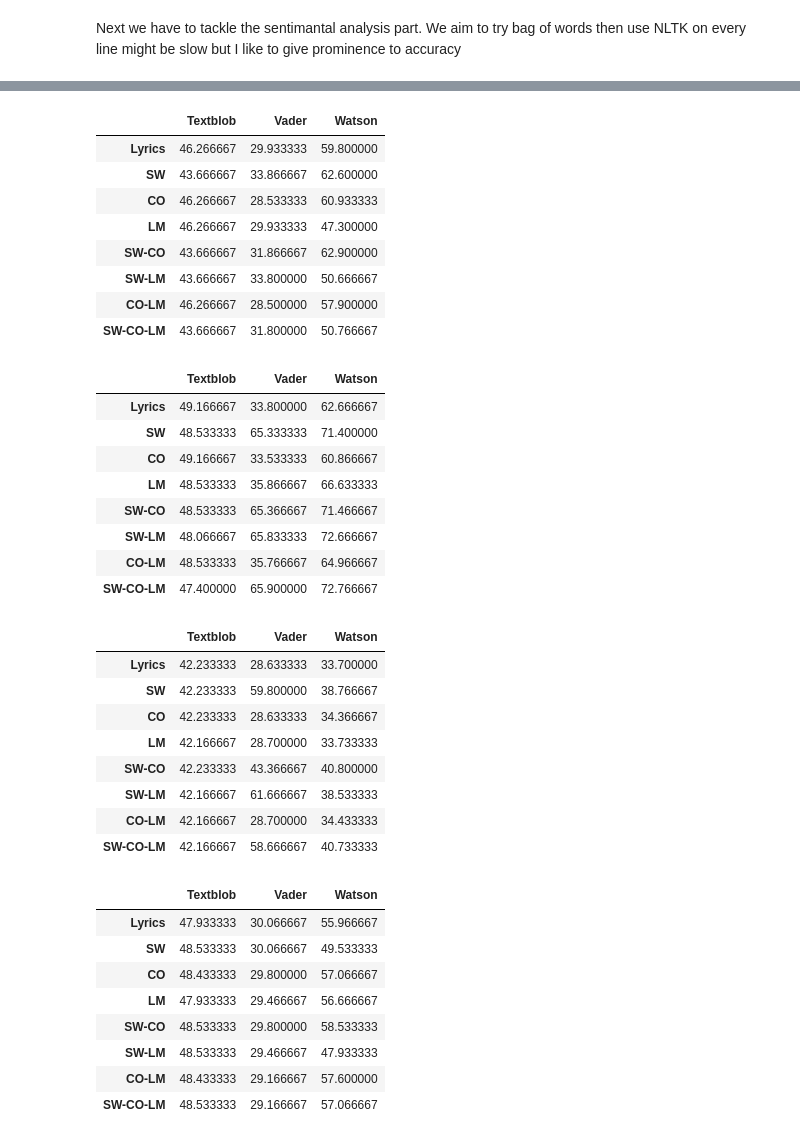
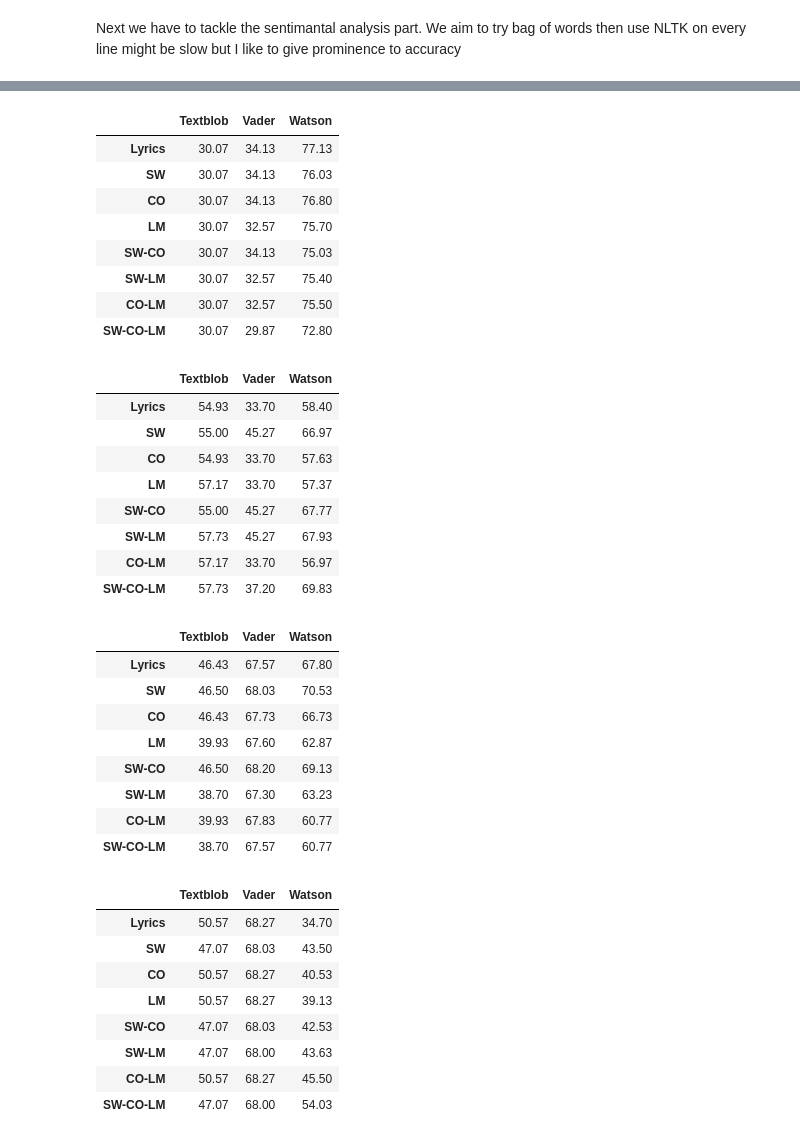
Before and after one commit to Thayyebsalim/music_analyisis, a Jupyter notebook: Music_Sentimental_analysis_NLP_by_Tone_and_Lyrics.ipynb, the cells around one changed output, grey strips where cells are left out. Saved outputs shown, nothing was run; the diff lists cells and outputs as text; code cells hidden in the pictures.

```diff
--- a/Music_Sentimental_analysis_NLP_by_Tone_and_Lyrics.ipynb
+++ b/Music_Sentimental_analysis_NLP_by_Tone_and_Lyrics.ipynb
@@ -495,0 +461,4 @@ song_arr
+# %%
+songs=["6 feet apart","allie x devil i know","khalid lovely","finneas break my heart again","sam smith to die for"]
+song_arr=list(map(get_track_link,songs))
+song_arr
@@ -496,3 +471,5 @@ song_arr
+# %%
+song_sentiment=[1,1,1,-1,1]
 # %%
 elt_arr=[]
 for i in song_arr:
@@ -732,42 +727,42 @@ def get_mean(df):
   return mean_df
 # %%
 lib_mean=list(map(get_mean,newset))
-for df in lib_mean: display(df)
+for df in lib_mean: display(round(df,2))
 # %% [output]
 |  | Textblob | Vader | Watson |
-| Lyrics | 46.266667 | 29.933333 | 59.800000 |
-| SW | 43.666667 | 33.866667 | 62.600000 |
-| CO | 46.266667 | 28.533333 | 60.933333 |
-| LM | 46.266667 | 29.933333 | 47.300000 |
-| SW-CO | 43.666667 | 31.866667 | 62.900000 |
-| SW-LM | 43.666667 | 33.800000 | 50.666667 |
-| CO-LM | 46.266667 | 28.500000 | 57.900000 |
-| SW-CO-LM | 43.666667 | 31.800000 | 50.766667 |
+| Lyrics | 30.07 | 34.13 | 77.13 |
+| SW | 30.07 | 34.13 | 76.03 |
+| CO | 30.07 | 34.13 | 76.80 |
+| LM | 30.07 | 32.57 | 75.70 |
+| SW-CO | 30.07 | 34.13 | 75.03 |
+| SW-LM | 30.07 | 32.57 | 75.40 |
+| CO-LM | 30.07 | 32.57 | 75.50 |
+| SW-CO-LM | 30.07 | 29.87 | 72.80 |
 |  | Textblob | Vader | Watson |
-| Lyrics | 49.166667 | 33.800000 | 62.666667 |
-| SW | 48.533333 | 65.333333 | 71.400000 |
-| CO | 49.166667 | 33.533333 | 60.866667 |
-| LM | 48.533333 | 35.866667 | 66.633333 |
-| SW-CO | 48.533333 | 65.366667 | 71.466667 |
-| SW-LM | 48.066667 | 65.833333 | 72.666667 |
-| CO-LM | 48.533333 | 35.766667 | 64.966667 |
-| SW-CO-LM | 47.400000 | 65.900000 | 72.766667 |
+| Lyrics | 54.93 | 33.70 | 58.40 |
+| SW | 55.00 | 45.27 | 66.97 |
+| CO | 54.93 | 33.70 | 57.63 |
+| LM | 57.17 | 33.70 | 57.37 |
+| SW-CO | 55.00 | 45.27 | 67.77 |
+| SW-LM | 57.73 | 45.27 | 67.93 |
+| CO-LM | 57.17 | 33.70 | 56.97 |
+| SW-CO-LM | 57.73 | 37.20 | 69.83 |
 |  | Textblob | Vader | Watson |
-| Lyrics | 42.233333 | 28.633333 | 33.700000 |
-| SW | 42.233333 | 59.800000 | 38.766667 |
-| CO | 42.233333 | 28.633333 | 34.366667 |
-| LM | 42.166667 | 28.700000 | 33.733333 |
-| SW-CO | 42.233333 | 43.366667 | 40.800000 |
-| SW-LM | 42.166667 | 61.666667 | 38.533333 |
-| CO-LM | 42.166667 | 28.700000 | 34.433333 |
-| SW-CO-LM | 42.166667 | 58.666667 | 40.733333 |
+| Lyrics | 46.43 | 67.57 | 67.80 |
+| SW | 46.50 | 68.03 | 70.53 |
+| CO | 46.43 | 67.73 | 66.73 |
+| LM | 39.93 | 67.60 | 62.87 |
+| SW-CO | 46.50 | 68.20 | 69.13 |
+| SW-LM | 38.70 | 67.30 | 63.23 |
+| CO-LM | 39.93 | 67.83 | 60.77 |
+| SW-CO-LM | 38.70 | 67.57 | 60.77 |
 |  | Textblob | Vader | Watson |
-| Lyrics | 47.933333 | 30.066667 | 55.966667 |
-| SW | 48.533333 | 30.066667 | 49.533333 |
-| CO | 48.433333 | 29.800000 | 57.066667 |
-| LM | 47.933333 | 29.466667 | 56.666667 |
-| SW-CO | 48.533333 | 29.800000 | 58.533333 |
-| SW-LM | 48.533333 | 29.466667 | 47.933333 |
-| CO-LM | 48.433333 | 29.166667 | 57.600000 |
-| SW-CO-LM | 48.533333 | 29.166667 | 57.066667 |
+| Lyrics | 50.57 | 68.27 | 34.70 |
+| SW | 47.07 | 68.03 | 43.50 |
+| CO | 50.57 | 68.27 | 40.53 |
+| LM | 50.57 | 68.27 | 39.13 |
+| SW-CO | 47.07 | 68.03 | 42.53 |
+| SW-LM | 47.07 | 68.00 | 43.63 |
+| CO-LM | 50.57 | 68.27 | 45.50 |
+| SW-CO-LM | 47.07 | 68.00 | 54.03 |
 |  | Textblob | Vader | Watson |
```
Also changed, not shown: parts of 90 cells of this notebook.
